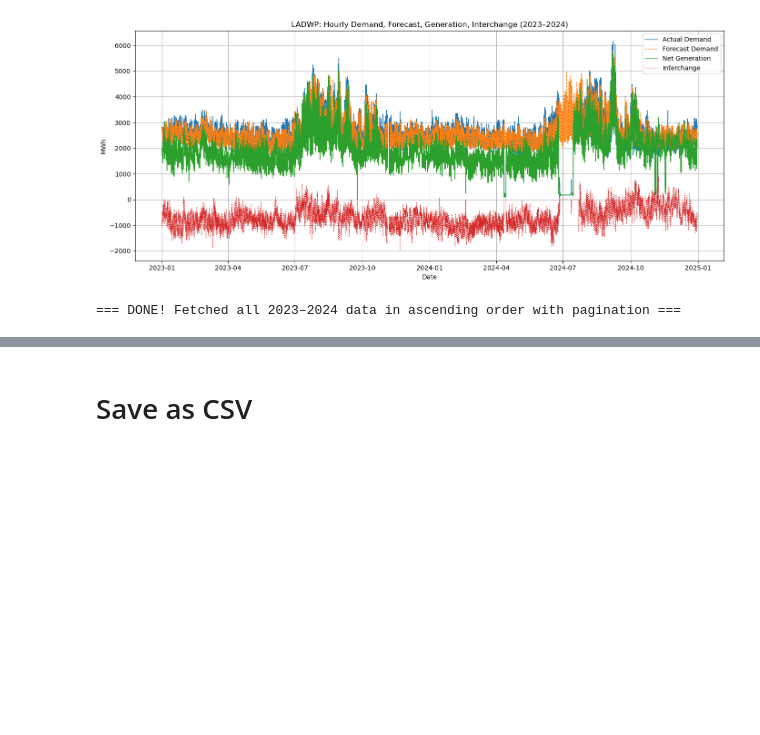
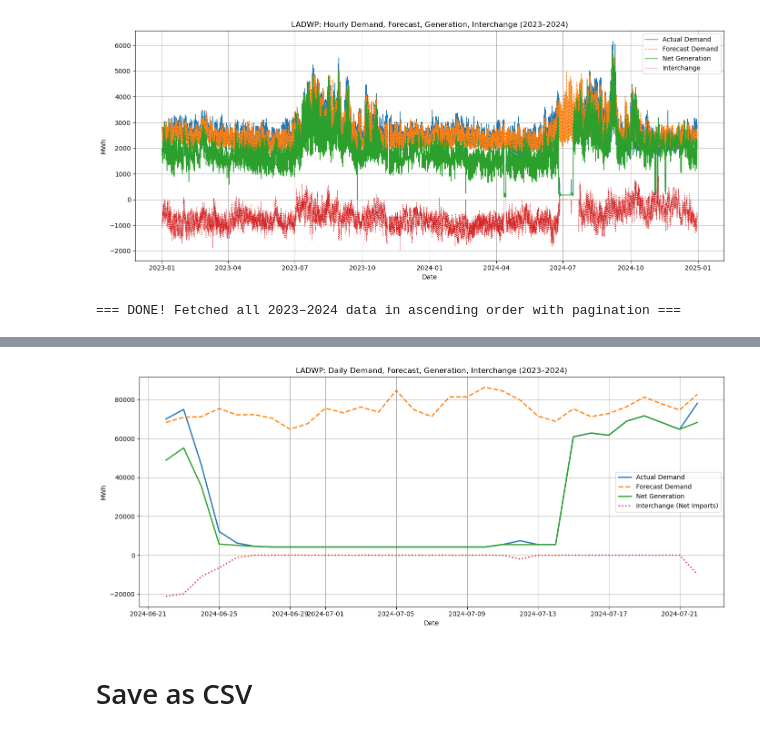
Before and after one commit to Sustainable-Building-Energy/Sustainable, a Jupyter notebook: LADWP_electricity.ipynb, the cells around one changed output, grey strips where cells are left out. Saved outputs shown, nothing was run; the diff lists cells and outputs as text; code cells hidden in the pictures; blank space fills up the shorter version.

Commit message:
Add LADWP notebook and datasets; update test notebook

```diff
--- a/LADWP_electricity.ipynb
+++ b/LADWP_electricity.ipynb
@@ -405,3 +405,89 @@ Available metrics (Hourly Region): ['D', 'DF', 'NG', 'TI']
 Date range: 2023-01-01 00:00:00 to 2024-12-31 00:00:00
 [figure]
 === DONE! Fetched all 2023–2024 data in ascending order with pagination ===
+# %%
+api_key = "RqRq7h51fUy2Pqsq8dO3R03hkm1JELAflsF8HvSq"
+# %%
+
+###############################################################################
+# 3) DAILY REGION DATA (All Rows, Ascending)
+###############################################################################
+print("\n=== PART 3: DAILY REGION DATA (FULL) ===")
+
+base_url_daily_region = "https://api.eia.gov/v2/electricity/rto/daily-region-data/data/"
+params_daily_region = {
+    "api_key": api_key,
+    "frequency": "daily",
+    "data[0]": "value",
+    "facets[respondent][]": "LDWP",
+    "start": "2024-06-22",
+    "end": "2024-07-22",
+    "sort[0][column]": "period",
+    "sort[0][direction]": "asc",
+    "offset": 0,
+    "length": 5000
+}
+
+
+
+all_daily_region_records = []
+while True:
+    response = requests.get(base_url_daily_region, params=params_daily_region)
+    data_json = response.json()
+
+    if "error" in data_json:
+        print("API Error [Daily Region]:", data_json["error"])
+        break
+
+    batch = data_json["response"]["data"]
+    print(f"Fetched {len(batch)} rows (offset={params_daily_region['offset']})")
+
+    if not batch:
+        break
+
+    all_daily_region_records.extend(batch)
+    params_daily_region["offset"] += 5000
+
+    time.sleep(0.2)
+
+df_daily_region = pd.DataFrame(all_daily_region_records)
+
+if not df_daily_region.empty:
+    df_daily_region["period"] = pd.to_datetime(df_daily_region["period"])
+    df_daily_region["value"] = df_daily_region["value"].astype(float)
+
+    # Pivot for (D, DF, NG, TI)
+    df_pivot_daily_region = df_daily_region.pivot_table(values="value", index="period", columns="type", aggfunc="first")
+    df_pivot_daily_region.sort_index(inplace=True)
+
+    print("\nAvailable metrics (Daily Region):", df_pivot_daily_region.columns.tolist())
+    print("Date range:", df_pivot_daily_region.index.min(), "to", df_pivot_daily_region.index.max())
+
+    # Plot actual demand, forecast, generation, and interchange
+    plt.figure(figsize=(14, 6))
+
+    if "D" in df_pivot_daily_region.columns:
+        plt.plot(df_pivot_daily_region.index, df_pivot_daily_region["D"], label="Actual Demand", linewidth=2)
+
+    if "DF" in df_pivot_daily_region.columns:
+        plt.plot(df_pivot_daily_region.index, df_pivot_daily_region["DF"], label="Forecast Demand", linestyle='--', linewidth=2)
+
+    if "NG" in df_pivot_daily_region.columns:
+        plt.plot(df_pivot_daily_region.index, df_pivot_daily_region["NG"], label="Net Generation", linewidth=2)
+
+    if "TI" in df_pivot_daily_region.columns:
+        plt.plot(df_pivot_daily_region.index, df_pivot_daily_region["TI"], label="Interchange (Net Imports)", linestyle=':', linewidth=2)
+
+    plt.title("LADWP: Daily Demand, Forecast, Generation, Interchange (2023–2024)")
+    plt.xlabel("Date")
+    plt.ylabel("MWh")
+    plt.legend()
+    plt.grid(True)
+    plt.tight_layout()
+    plt.show()
+
+    # Save CSV
+    # df_pivot_daily_region.to_csv("ladwp_daily_region_data_FULL.csv")
+else:
+    print("No data returned for daily region endpoint.")
+# %% [output]
@@ -408,3 +500,4 @@ Date range: 2023-01-01 00:00:00 to 2024-12-31 00:00:00
+[figure, added]
 # %% [markdown]
 # Save as CSV
 # %%
```
Also changed, not shown: parts of 4 cells of this notebook, 1 other file.
